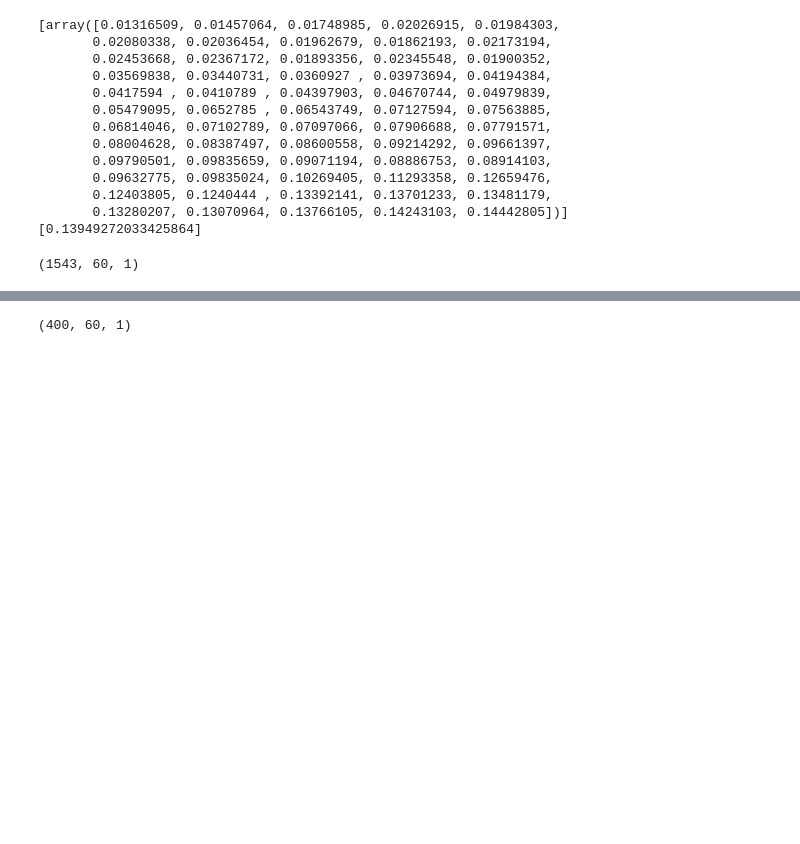
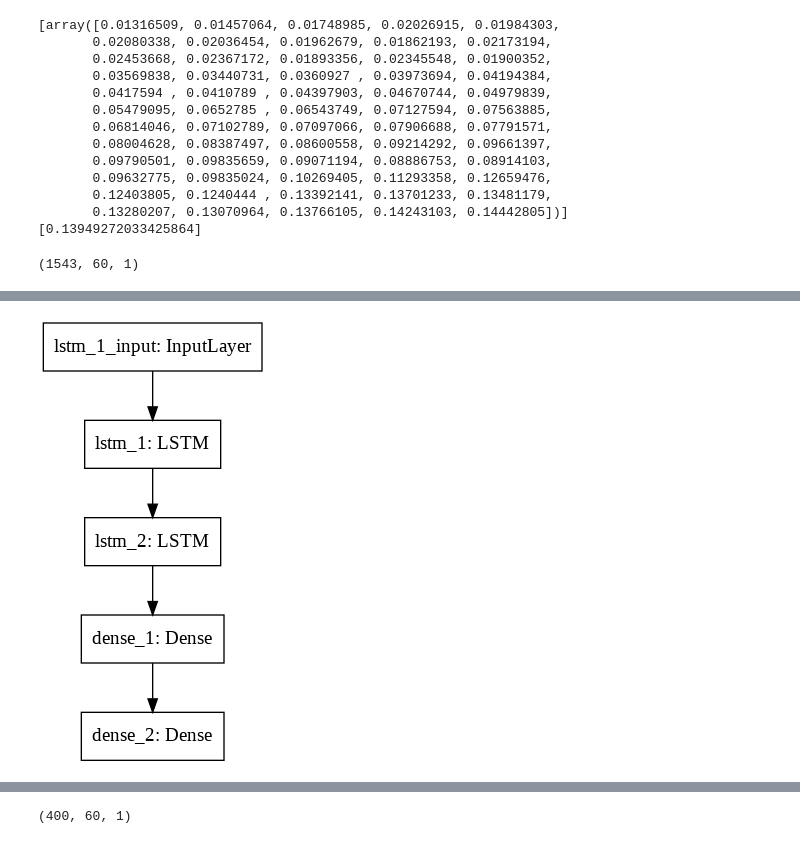
Before and after one commit to LuffyAnshul/StockMarketLSTM, a Jupyter notebook: StockPrediction_LSTM_model.ipynb, the cells around one changed output, grey strips where cells are left out. Drawn from its saved outputs; the diff is of its cells as text; code cells hidden in the pictures; blank space fills up the shorter version.

```diff
--- a/StockPrediction_LSTM_model.ipynb
+++ b/StockPrediction_LSTM_model.ipynb
@@ -132,3 +153,10 @@ model.compile(optimizer='adam', loss='mean_squared_error')
+# %%
+import pydot
+from keras import utils
+
+utils.plot_model(model)
+# %% [output]
+[figure, added]
 # %%
 # train the model
 model.fit(x_train, y_train, batch_size=1, epochs=1)
```
Also changed, not shown: parts of 8 cells of this notebook.
